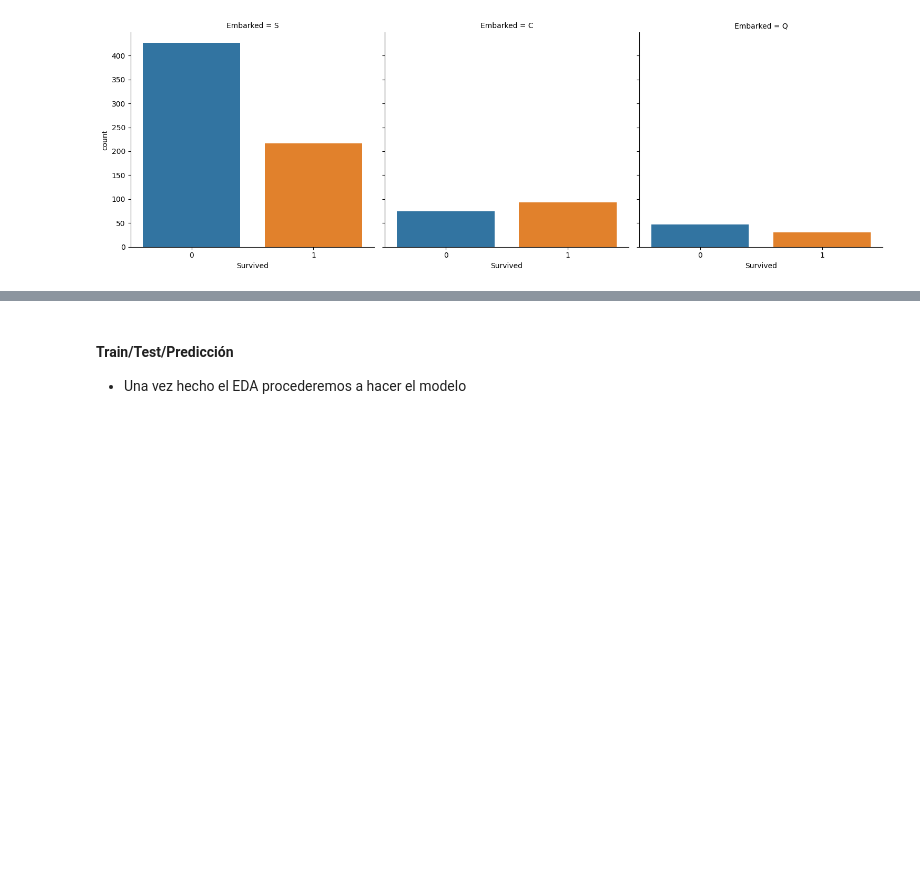
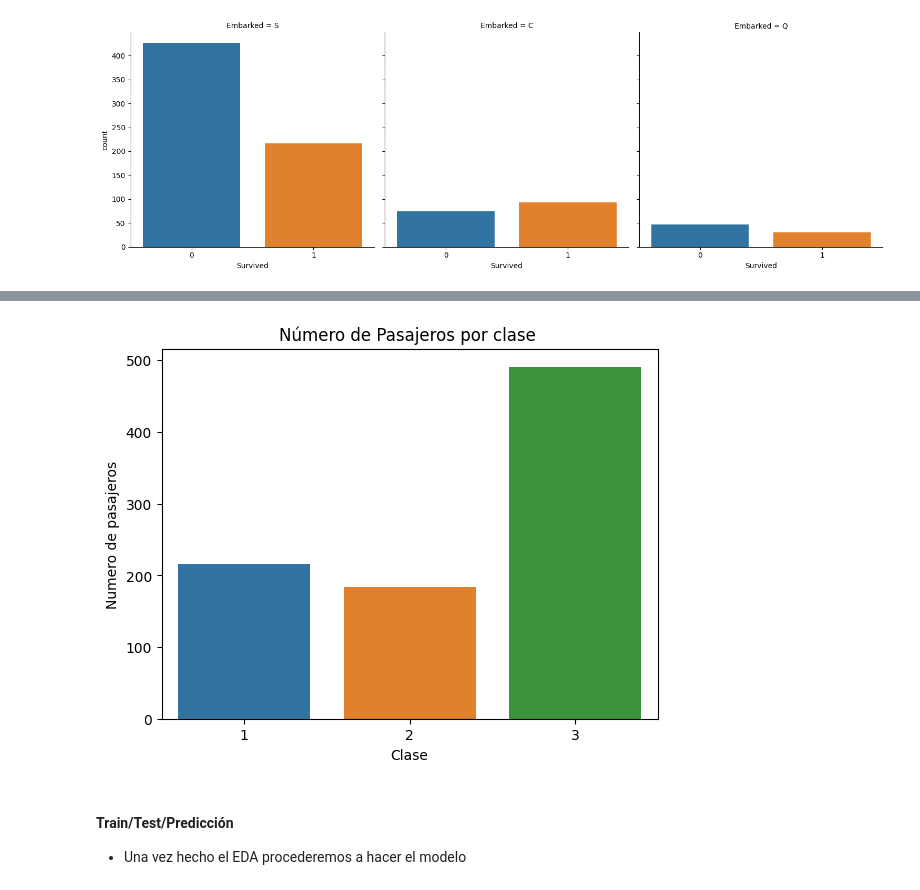
Before and after one commit to legabrielo/MLTitanic, a Jupyter notebook: Titanic.ipynb, the cells around one changed output, grey strips where cells are left out. Drawn from its saved outputs; the diff is of its cells as text; code cells hidden in the pictures; blank space fills up the shorter version.

```diff
--- a/Titanic.ipynb
+++ b/Titanic.ipynb
@@ -94,3 +94,12 @@ sns.catplot(x = 'Survived', y = 'Age', hue= 'Pclass', data= train  );
+# %%
+# Número de pasajeros por clase
+
+sns.countplot(x= 'Pclass', data= train)
+plt.xlabel('Clase')
+plt.ylabel('Numero de pasajeros')
+plt.title('Número de Pasajeros por clase ');
+# %% [output]
+[figure, added]
 # %% [markdown]
 #### Train/Test/Predicción
 
```
Also changed, not shown: parts of 3 cells of this notebook.
